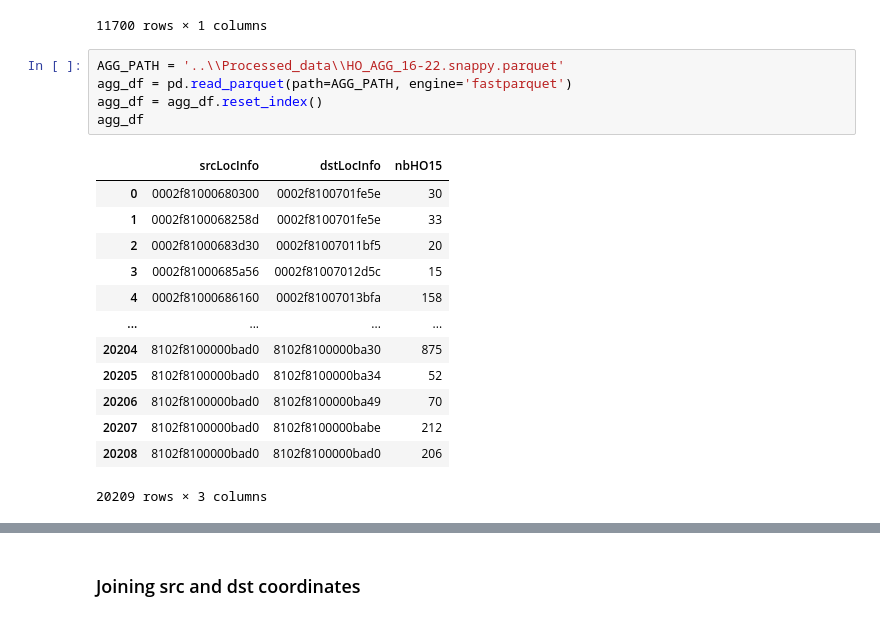
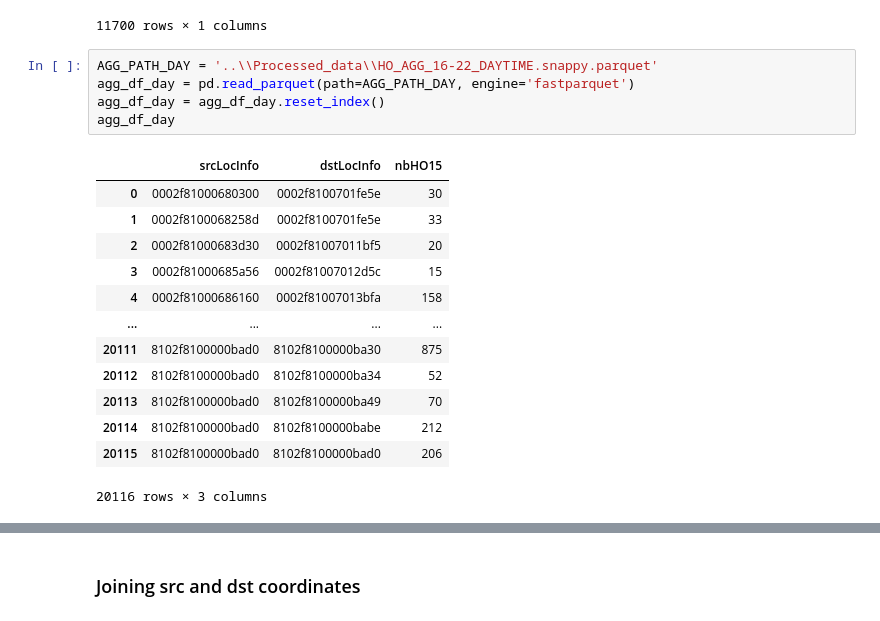
Before and after one commit to eakopyan/Popular-paths, a Jupyter notebook: HOProcess_v2/parquet_parser.ipynb, the cells around one changed output, grey strips where cells are left out. Cells and saved outputs as stored; diff of their text form.

```diff
--- a/HOProcess_v2/parquet_parser.ipynb
+++ b/HOProcess_v2/parquet_parser.ipynb
@@ -154,21 +151,21 @@ pd.read_parquet(path='HO_AGG.snappy.parquet', engine='fastparquet')
 |  | 8102f8100000babe | 184 |
 11700 rows × 1 columns
 # %%
-AGG_PATH = '..\\Processed_data\\HO_AGG_16-22.snappy.parquet'
-agg_df = pd.read_parquet(path=AGG_PATH, engine='fastparquet')
-agg_df = agg_df.reset_index()
-agg_df
+AGG_PATH_DAY = '..\\Processed_data\\HO_AGG_16-22_DAYTIME.snappy.parquet'
+agg_df_day = pd.read_parquet(path=AGG_PATH_DAY, engine='fastparquet')
+agg_df_day = agg_df_day.reset_index()
+agg_df_day
 # %% [output]
 |  | srcLocInfo | dstLocInfo | nbHO15 |
 | 0 | 0002f81000680300 | 0002f8100701fe5e | 30 |
 | 1 | 0002f8100068258d | 0002f8100701fe5e | 33 |
 | 2 | 0002f81000683d30 | 0002f81007011bf5 | 20 |
 | 3 | 0002f81000685a56 | 0002f81007012d5c | 15 |
 | 4 | 0002f81000686160 | 0002f81007013bfa | 158 |
 | ... | ... | ... | ... |
-| 20204 | 8102f8100000bad0 | 8102f8100000ba30 | 875 |
-| 20205 | 8102f8100000bad0 | 8102f8100000ba34 | 52 |
-| 20206 | 8102f8100000bad0 | 8102f8100000ba49 | 70 |
-| 20207 | 8102f8100000bad0 | 8102f8100000babe | 212 |
-| 20208 | 8102f8100000bad0 | 8102f8100000bad0 | 206 |
+| 20111 | 8102f8100000bad0 | 8102f8100000ba30 | 875 |
+| 20112 | 8102f8100000bad0 | 8102f8100000ba34 | 52 |
+| 20113 | 8102f8100000bad0 | 8102f8100000ba49 | 70 |
+| 20114 | 8102f8100000bad0 | 8102f8100000babe | 212 |
+| 20115 | 8102f8100000bad0 | 8102f8100000bad0 | 206 |
-20209 rows × 3 columns
+20116 rows × 3 columns
```
Also changed, not shown: parts of 17 cells of this notebook, 7 other files.
